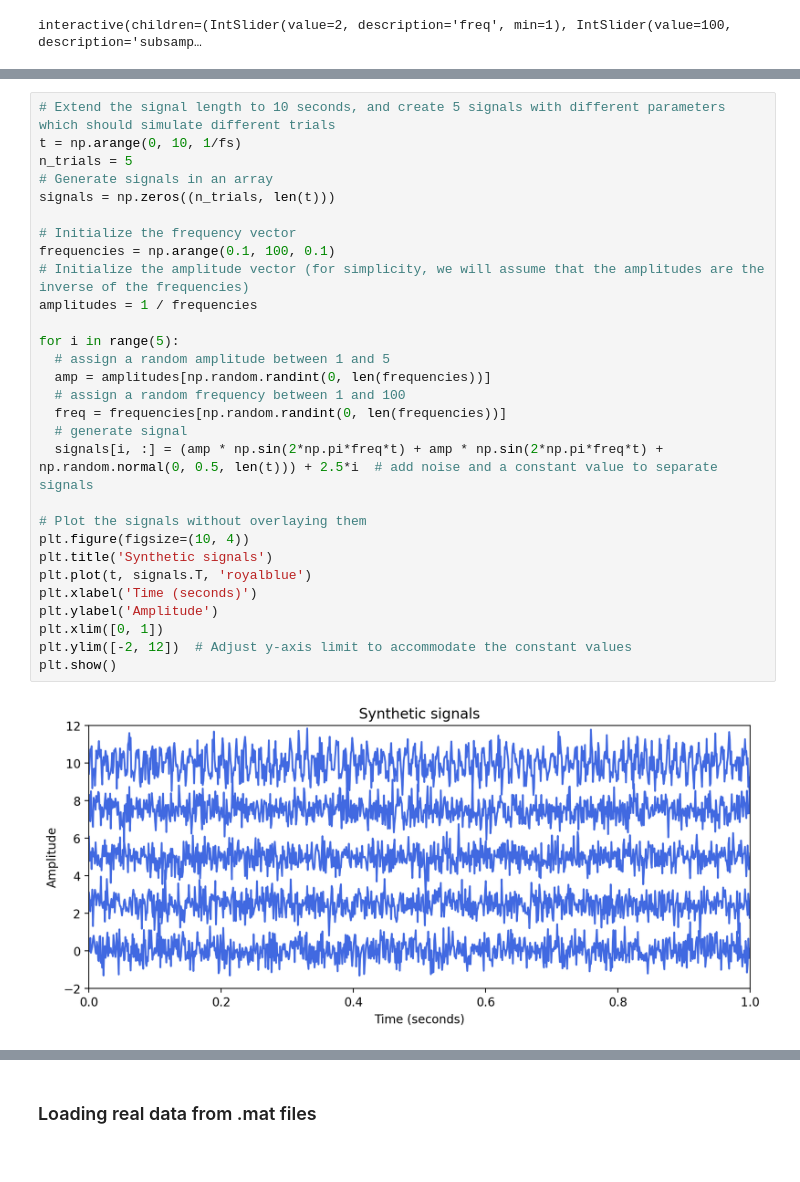
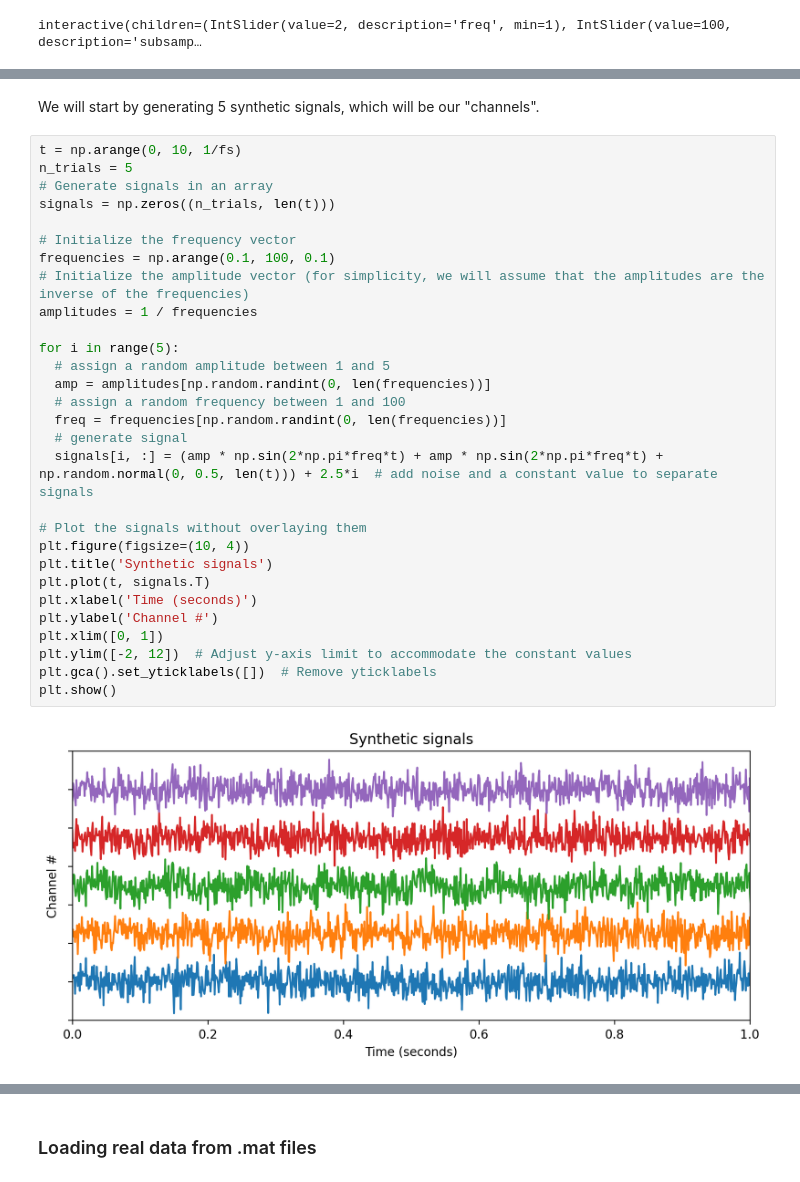
Before and after one commit to lucaase/LFP-analysis-HS, a Jupyter notebook: Course-Notebook.ipynb, the cells around one changed output, grey strips where cells are left out. Drawn from its saved outputs; the diff is of its cells as text.

```diff
--- a/Course-Notebook.ipynb
+++ b/Course-Notebook.ipynb
@@ -223,34 +256,36 @@ Artifact corrections:
+# %% [markdown]
+We will start by generating 5 synthetic signals, which will be our "channels".
 # %%
-# Extend the signal length to 10 seconds, and create 5 signals with different parameters which should simulate different trials
 t = np.arange(0, 10, 1/fs)
 n_trials = 5
 # Generate signals in an array
 signals = np.zeros((n_trials, len(t)))
 
 # Initialize the frequency vector
 frequencies = np.arange(0.1, 100, 0.1)
 # Initialize the amplitude vector (for simplicity, we will assume that the amplitudes are the inverse of the frequencies)
 amplitudes = 1 / frequencies
 
 for i in range(5):
   # assign a random amplitude between 1 and 5
   amp = amplitudes[np.random.randint(0, len(frequencies))]
   # assign a random frequency between 1 and 100
   freq = frequencies[np.random.randint(0, len(frequencies))]
   # generate signal
   signals[i, :] = (amp * np.sin(2*np.pi*freq*t) + amp * np.sin(2*np.pi*freq*t) + np.random.normal(0, 0.5, len(t))) + 2.5*i  # add noise and a constant value to separate signals
 
 # Plot the signals without overlaying them
 plt.figure(figsize=(10, 4))
 plt.title('Synthetic signals')
-plt.plot(t, signals.T, 'royalblue')
+plt.plot(t, signals.T)
 plt.xlabel('Time (seconds)')
-plt.ylabel('Amplitude')
+plt.ylabel('Channel #')
 plt.xlim([0, 1])
 plt.ylim([-2, 12])  # Adjust y-axis limit to accommodate the constant values
+plt.gca().set_yticklabels([])  # Remove yticklabels
 plt.show()
 # %% [output]
-[figure, old version]
+[figure, new version]
 # %%
 # Adding artifacts to the data
 
```
Also changed, not shown: parts of 15 cells of this notebook.
